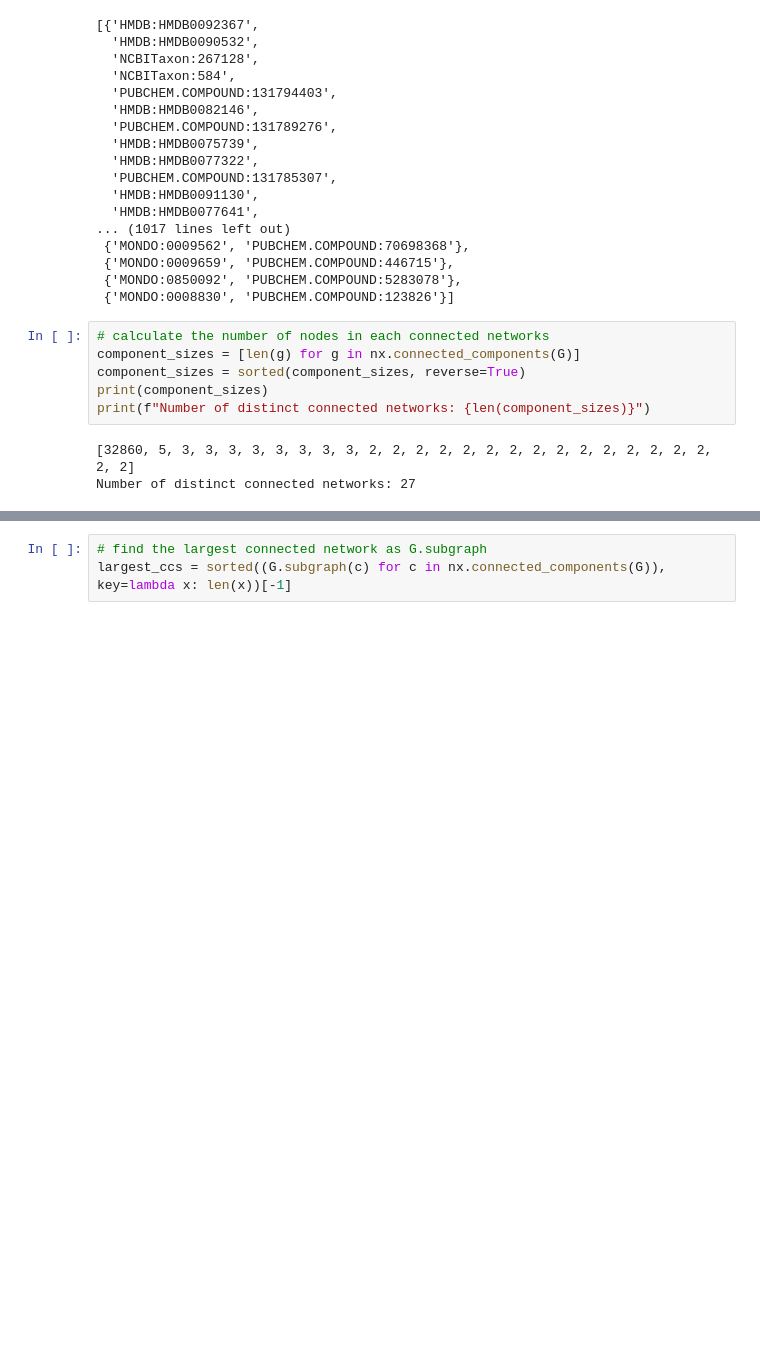
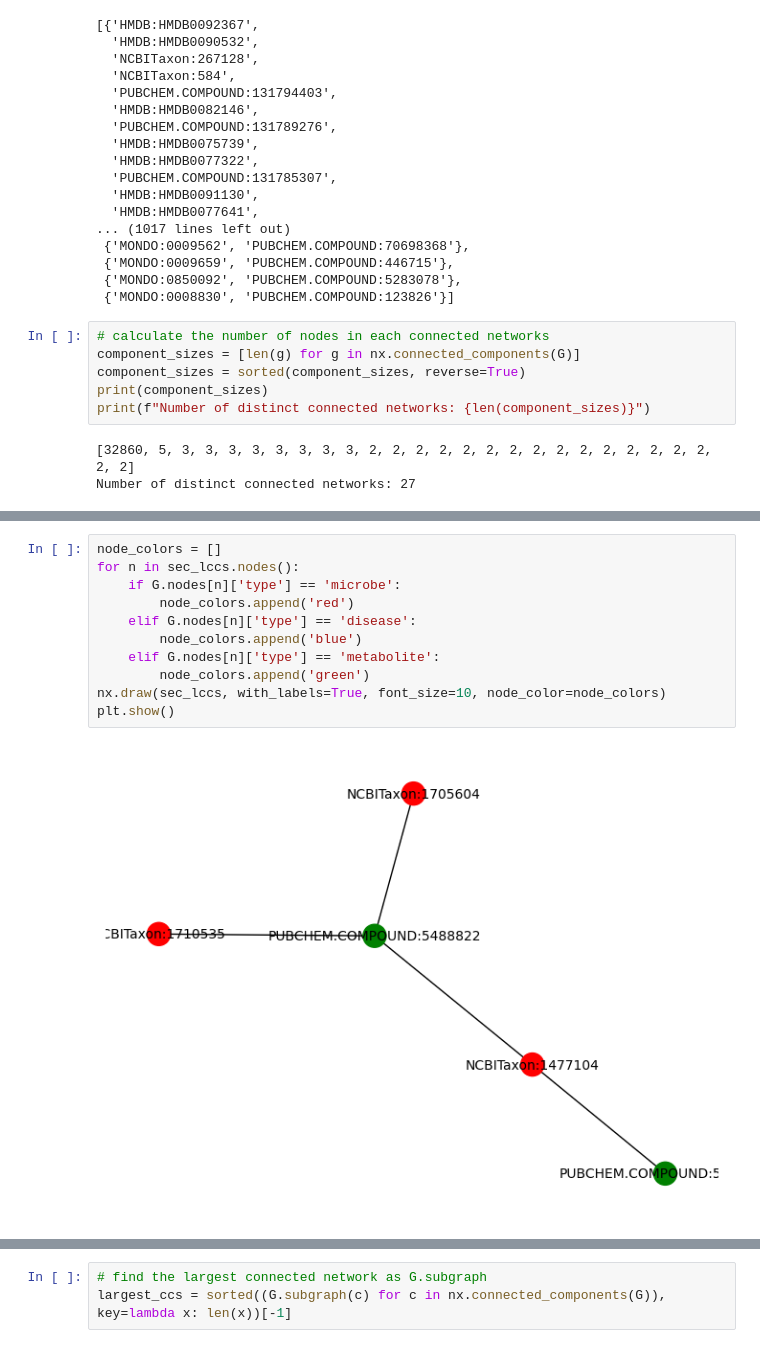
Before and after one commit to lucyzhang95/MAGNN_MKG, a Jupyter notebook: analysis/network.ipynb, the cells around one changed output, grey strips where cells are left out. Cells and saved outputs as stored; diff of their text form; blank space fills up the shorter version.

```diff
--- a/analysis/network.ipynb
+++ b/analysis/network.ipynb
@@ -230,0 +244,13 @@ plt.show()
+# %%
+node_colors = []
+for n in sec_lccs.nodes():
+    if G.nodes[n]['type'] == 'microbe':
+        node_colors.append('red')
+    elif G.nodes[n]['type'] == 'disease':
+        node_colors.append('blue')
+    elif G.nodes[n]['type'] == 'metabolite':
+        node_colors.append('green')
+nx.draw(sec_lccs, with_labels=True, font_size=10, node_color=node_colors)
+plt.show()
+# %% [output]
+[figure, added]
```
Also changed, not shown: parts of 5 cells of this notebook.
